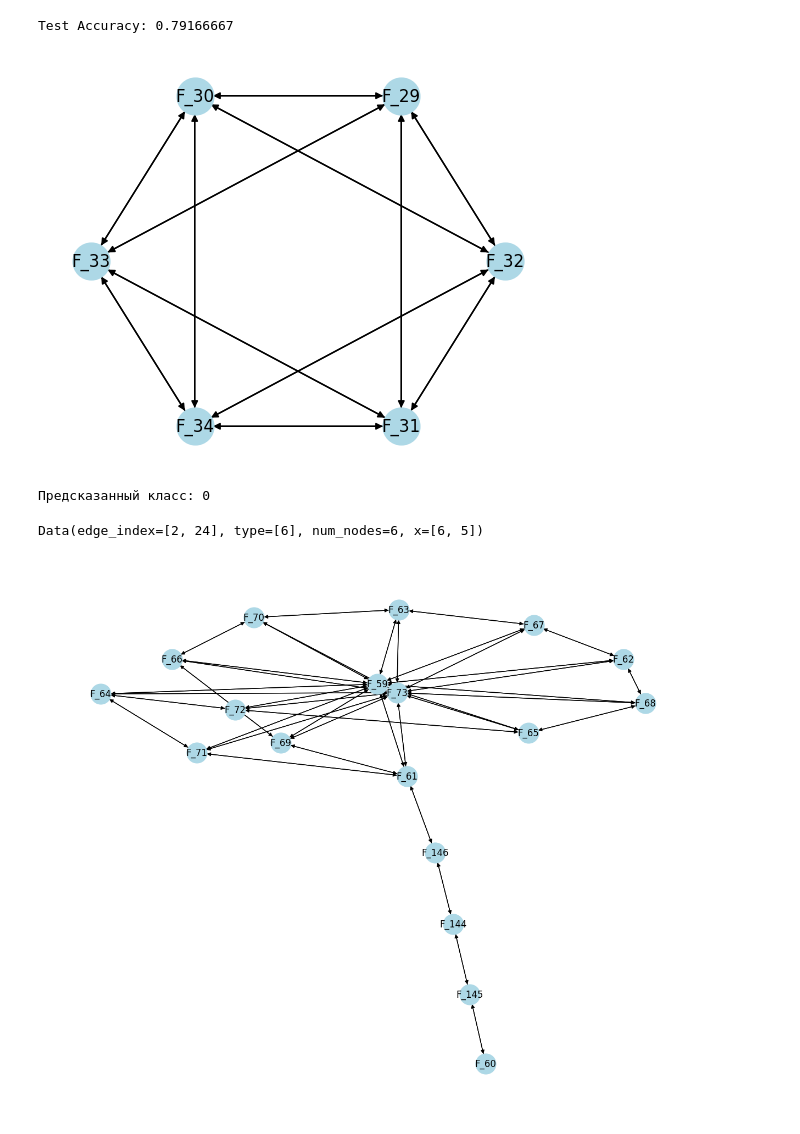
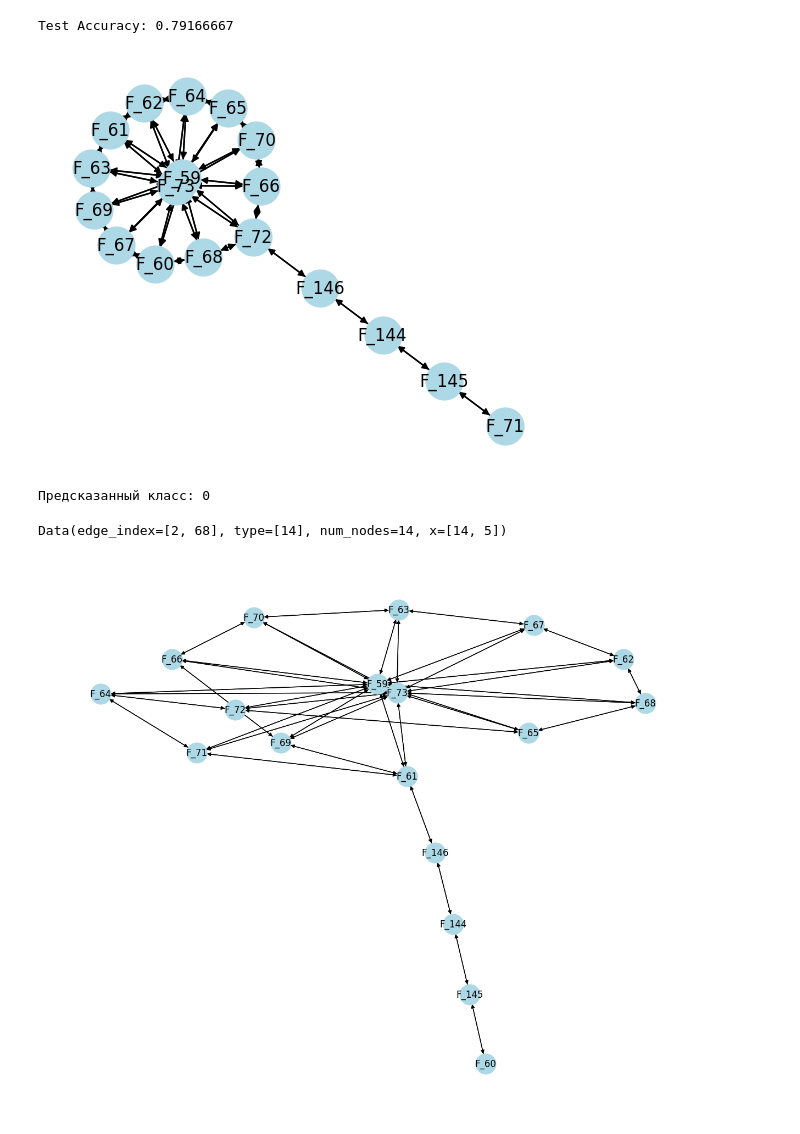
Before and after one commit to iidf17/Diplom-, a Jupyter notebook: k_parser.ipynb, the cells around one changed output. Drawn from its saved outputs; the diff is of its cells as text; code cells hidden in the pictures.

```diff
--- a/k_parser.ipynb
+++ b/k_parser.ipynb
@@ -276,7 +276,7 @@ len(dataset)
 torch.save(dataset, "graph_dataset3.pt")
 # %%
 import torch
-dataset = torch.load("graph_dataset2.pt", weights_only=False)
+dataset = torch.load("graph_dataset3.pt", weights_only=False)
 # %%
 from torch_geometric.loader import DataLoader
 
@@ -313,14 +313,14 @@ class GNN(torch.nn.Module):
         x = self.lin(x)
         return x
 # %%
-model = GNN(in_channels=5, hidden_channels=128, num_classes=3)
-optimizer = torch.optim.Adam(model.parameters(), lr=0.001, weight_decay=1e-4)
+model = GNN(in_channels=5, hidden_channels=64, num_classes=3)
+optimizer = torch.optim.Adam(model.parameters(), lr=0.0008, weight_decay=1e-4)
 criterion = torch.nn.CrossEntropyLoss()
 # %%
 from sklearn.model_selection import train_test_split
 
 train_val, test = train_test_split(dataset, test_size=0.2, random_state=42)
-train, val = train_test_split(train_val, test_size=0.25, random_state=42) # 0.25 от 0.8 → 0.2
+train, val = train_test_split(train_val, test_size=0.2, random_state=42) # 0.25 от 0.8 → 0.2
 
 train_loader = DataLoader(train, batch_size=16, shuffle=True)
 val_loader = DataLoader(val, batch_size=16)
@@ -515,23 +550,25 @@ print(f"Test Accuracy: {correct / total:.8f}")
 # %% [output]
 Test Accuracy: 0.79166667
 # %%
-testFilePath = os.getcwd() + "\\DSet\\filesK\\cube_test.m3d"
+import os
+
+testFilePath = os.getcwd() + "\\DSet\\filesK\\cob_test.m3d"
 G_test = model_to_graph(testFilePath)
 
 plt.figure(figsize=(5,4))
 
 # Располагаем узлы для визуализации
 pos = nx.kamada_kawai_layout(G_test)#arf_layout(G)# spring_layout(G, seed=442)  # Автоматическое распределение узлов для логической схемы
 
 # Выделяем узлы разного типа цветом
 face_nodes = [node for node, data in G_test.nodes(data=True) if data["type"] == "face"]
 
 nx.draw(G_test, pos,with_labels=True, nodelist=face_nodes, node_color="lightblue", node_size=700)
 
 plt.axis("off")
 plt.show()
 # %% [output]
-[figure, old version]
+[figure, new version]
 # %%
 test_graph = graph_to_data(G_test)
 with torch.no_grad():
@@ -543,7 +580,7 @@ with torch.no_grad():
 # %%
 test_graph
 # %% [output]
-Data(edge_index=[2, 24], type=[6], num_nodes=6, x=[6, 5])
+Data(edge_index=[2, 68], type=[14], num_nodes=14, x=[14, 5])
 # %%
 testFilePath = os.getcwd() + "\\DSet\\korp_73\\test\\test_1.m3d"
 G_test = model_to_graph(testFilePath)
```
Also changed, not shown: parts of 7 cells of this notebook, 9 other files.
